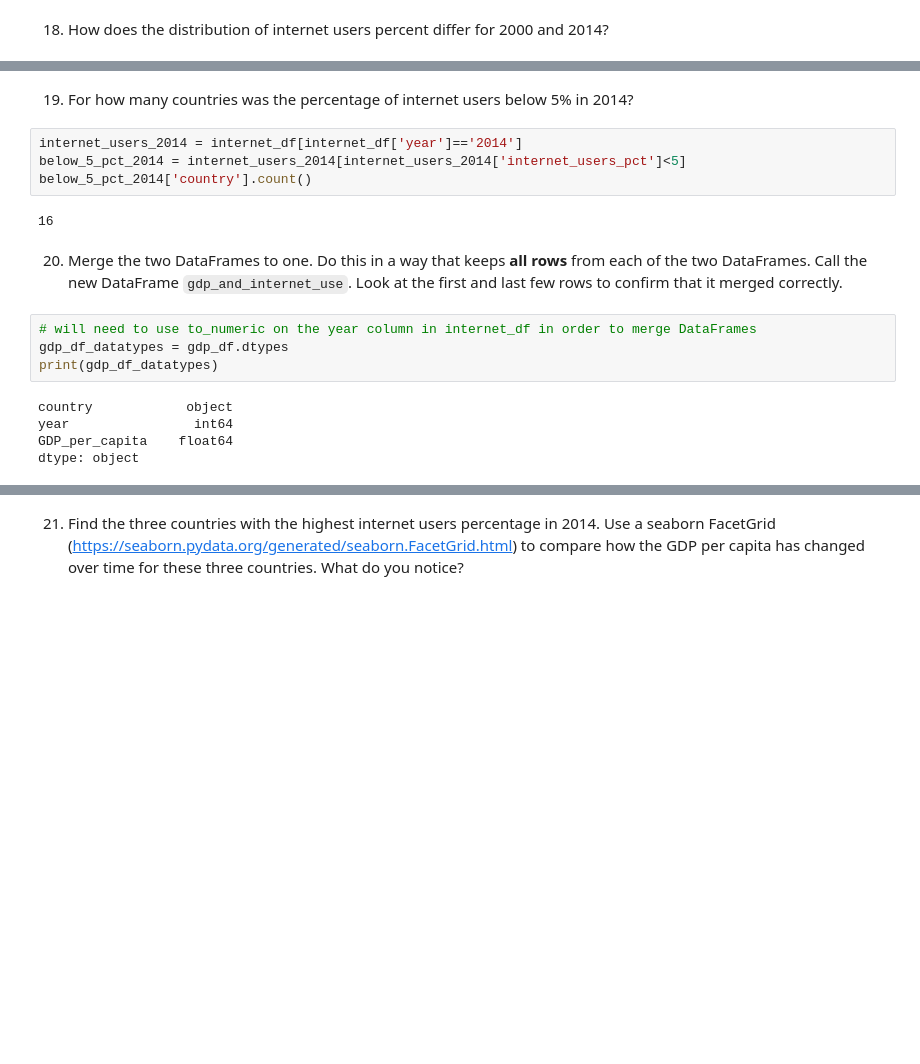
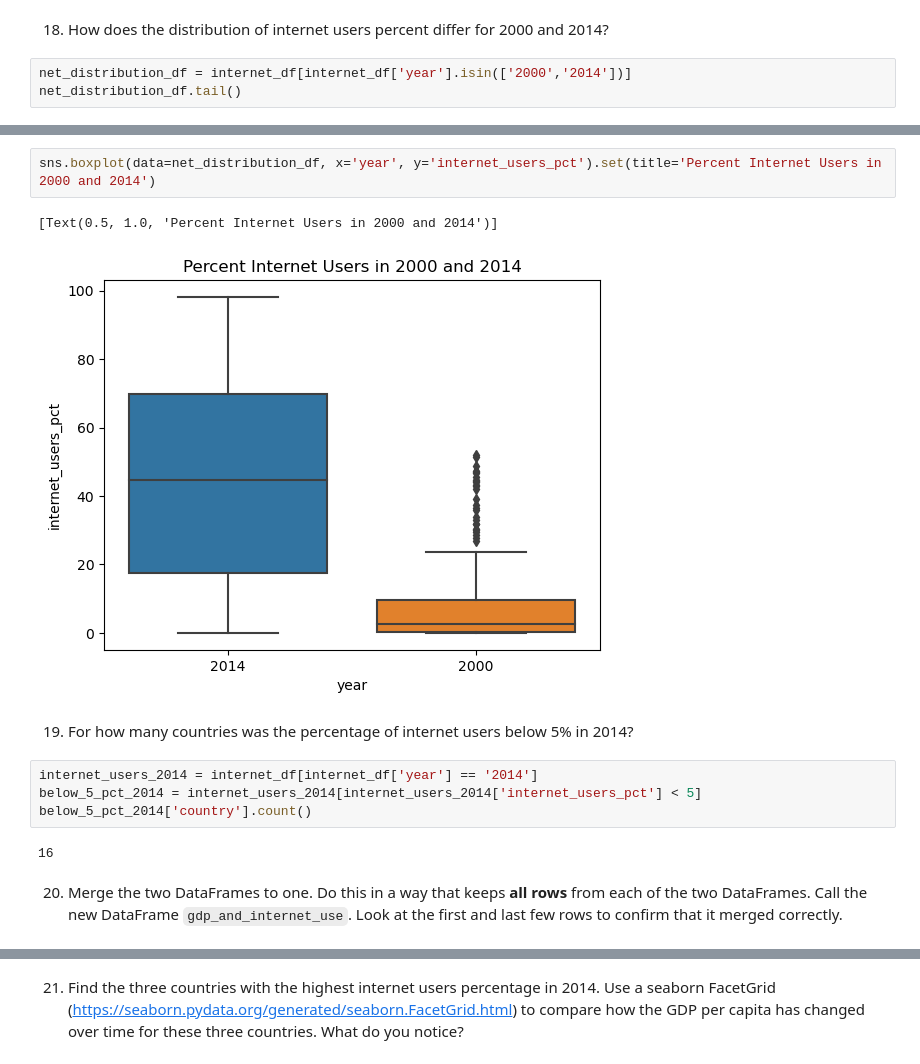
Before and after one commit to NSS-Data-Analytics-Cohort-10/gdp-and-internet-usage-marthahunter, a Jupyter notebook: notebooks/un_data_project.ipynb, the cells around one changed output, grey strips where cells are left out. Cells and saved outputs as stored; diff of their text form; blank space fills up the shorter version.

```diff
--- a/notebooks/un_data_project.ipynb
+++ b/notebooks/un_data_project.ipynb
@@ -402,2 +416,5 @@ print(first_non_zero)
 # %% [markdown]
 18. How does the distribution of internet users percent differ for 2000 and 2014?
+# %%
+net_distribution_df = internet_df[internet_df['year'].isin(['2000','2014'])]
+net_distribution_df.tail()
@@ -404,19 +428,15 @@ print(first_non_zero)
+# %%
+sns.boxplot(data=net_distribution_df, x='year', y='internet_users_pct').set(title='Percent Internet Users in 2000 and 2014')
+# %% [output]
+[Text(0.5, 1.0, 'Percent Internet Users in 2000 and 2014')]
+[figure, added]
 # %% [markdown]
 19. For how many countries was the percentage of internet users below 5% in 2014?
-# %%
-internet_users_2014 = internet_df[internet_df['year']=='2014']
-below_5_pct_2014 = internet_users_2014[internet_users_2014['internet_users_pct']<5]
-below_5_pct_2014['country'].count()
-# %% [output]
-16
+# %%
+internet_users_2014 = internet_df[internet_df['year'] == '2014']
+below_5_pct_2014 = internet_users_2014[internet_users_2014['internet_users_pct'] < 5]
+below_5_pct_2014['country'].count()
+# %% [output]
+16
 # %% [markdown]
 20. Merge the two DataFrames to one. Do this in a way that keeps **all rows** from each of the two DataFrames. Call the new DataFrame `gdp_and_internet_use`. Look at the first and last few rows to confirm that it merged correctly.
-# %%
-# will need to use to_numeric on the year column in internet_df in order to merge DataFrames
-gdp_df_datatypes = gdp_df.dtypes
-print(gdp_df_datatypes)
-# %% [output]
-country            object
-year                int64
-GDP_per_capita    float64
-dtype: object
```
Also changed, not shown: parts of 26 cells of this notebook.
